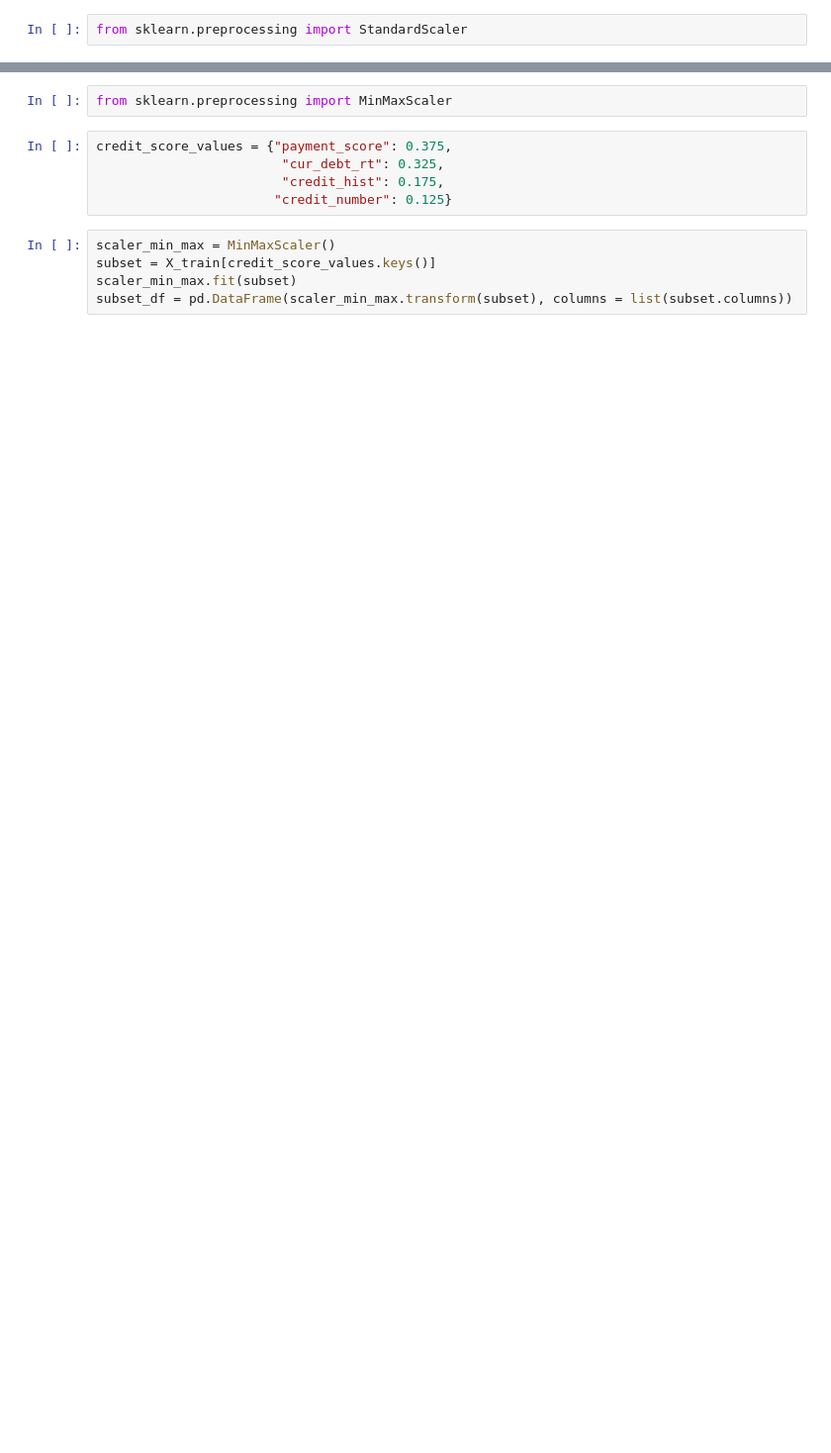
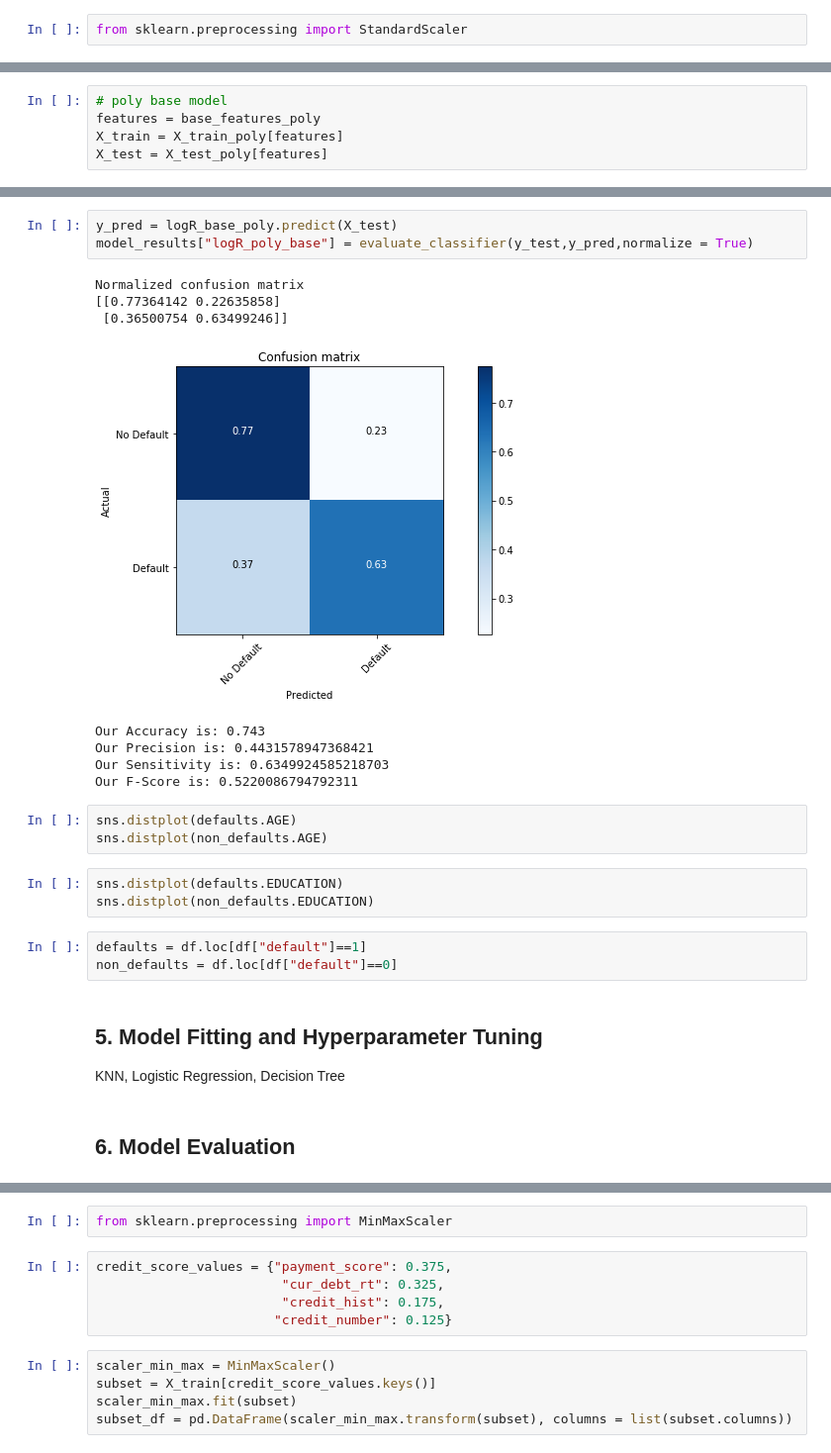
Before and after one commit to Pietrassyk/P_4_2_Risk_Classification, a Jupyter notebook: classification-assessment-mini-project.ipynb, the cells around one changed output, grey strips where cells are left out. Shown at 99% size. Saved outputs shown, nothing was run; the diff lists cells and outputs as text; blank space fills up the shorter version.

```diff
--- a/classification-assessment-mini-project.ipynb
+++ b/classification-assessment-mini-project.ipynb
@@ -307,0 +511,5 @@ X_train = pd.DataFrame(scaler.transform(X_train), columns = list(X_train.columns
+# %%
+# poly base model
+features = base_features_poly
+X_train = X_train_poly[features]
+X_test = X_test_poly[features]
@@ -307,0 +524,26 @@ X_train = pd.DataFrame(scaler.transform(X_train), columns = list(X_train.columns
+# %%
+y_pred = logR_base_poly.predict(X_test)
+model_results["logR_poly_base"] = evaluate_classifier(y_test,y_pred,normalize = True)
+# %% [output]
+Normalized confusion matrix
+[[0.77364142 0.22635858]
+ [0.36500754 0.63499246]]
+[figure, added]
+Our Accuracy is: 0.743
+Our Precision is: 0.4431578947368421
+Our Sensitivity is: 0.6349924585218703
+Our F-Score is: 0.5220086794792311
+# %%
+sns.distplot(defaults.AGE)
+sns.distplot(non_defaults.AGE)
+# %%
+sns.distplot(defaults.EDUCATION)
+sns.distplot(non_defaults.EDUCATION)
+# %%
+defaults = df.loc[df["default"]==1]
+non_defaults = df.loc[df["default"]==0]
+# %% [markdown]
+## 5. Model Fitting and Hyperparameter Tuning
+KNN, Logistic Regression, Decision Tree
+# %% [markdown]
+## 6. Model Evaluation
```
Also changed, not shown: parts of 64 cells of this notebook.
